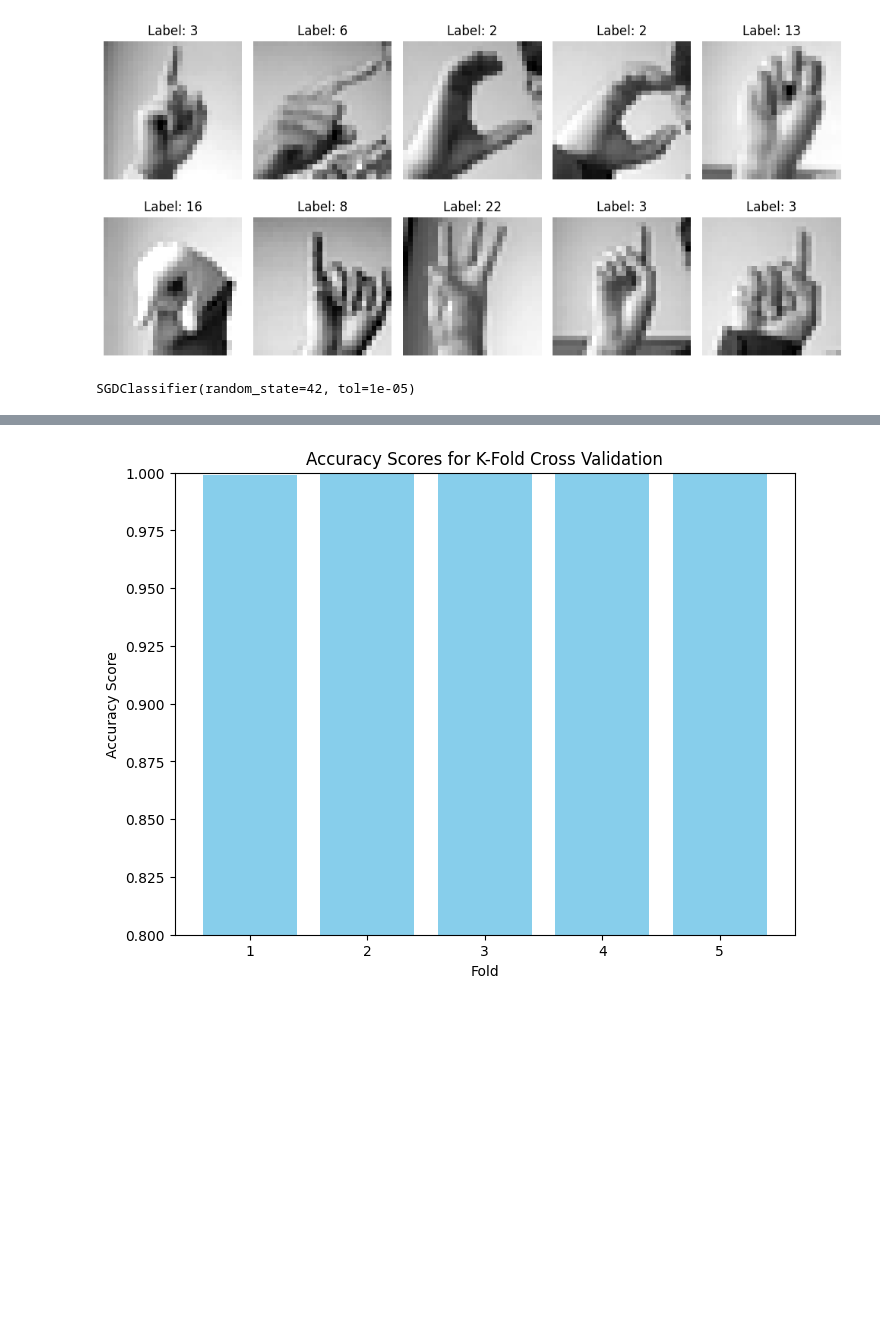
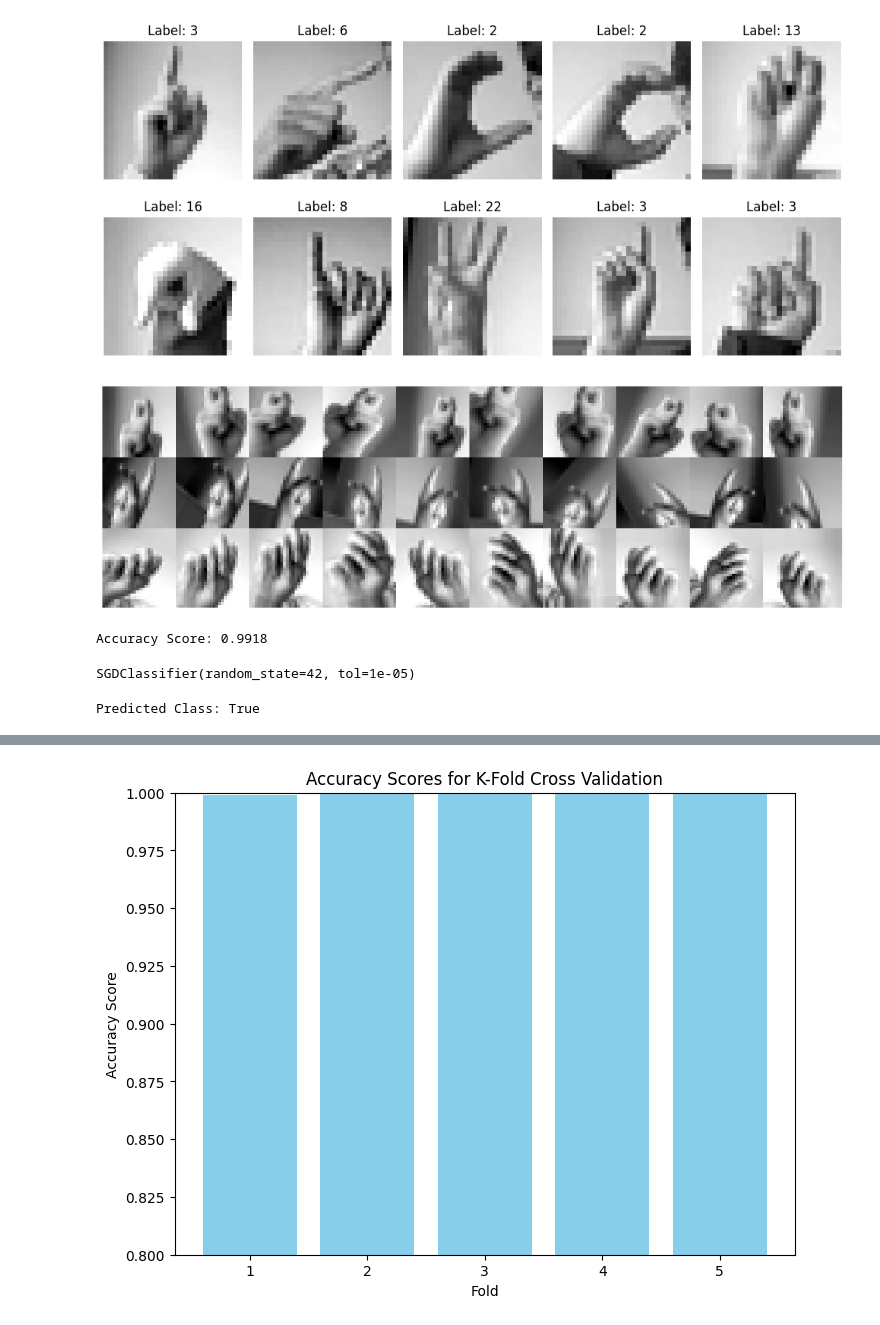
Before and after one commit to LeonelOctavio/Actividad2, a Jupyter notebook: sign_mnlist.ipynb, the cells around one changed output, grey strips where cells are left out. Cells and saved outputs as stored; diff of their text form; code cells hidden in the pictures; blank space fills up the shorter version.

```diff
--- a/sign_mnlist.ipynb
+++ b/sign_mnlist.ipynb
@@ -30,16 +84,87 @@ plt.tight_layout()
 plt.show()
 # %% [output]
 [figure]
+# %%
+# Importar las bibliotecas necesarias
+import numpy as np
+import matplotlib.pyplot as plt
+from keras.utils import to_categorical
+from keras.preprocessing.image import ImageDataGenerator
+
+# Crear un generador de imágenes aumentadas
+datagen = ImageDataGenerator(
+    rotation_range=40,
+    width_shift_range=0.2,
+    height_shift_range=0.2,
+    shear_range=0.2,
+    zoom_range=0.2,
+    horizontal_flip=True,
+    fill_mode='nearest'
+)
+
+# Crear etiquetas categóricas para las clases
+y_train_cat = to_categorical(y_train, num_classes=25)  # Corregir num_classes
+
+# Previsualización de imágenes aumentadas
+sample_index = 23  # Índice de la muestra de entrenamiento
+X_train_sample = X_train[sample_index].reshape((1, 28, 28, 1))
+Y_train_sample = y_train_cat[sample_index].reshape((1, 25))  # Corregir num_classes
+
+plt.figure(figsize=(15, 4.5))
+for i in range(30):
+    plt.subplot(3, 10, i + 1)
+    X_train_aug, Y_train_aug = datagen.flow(X_train_sample, Y_train_sample).next()
+    plt.imshow(X_train_aug[0].reshape((28, 28)), cmap='gray')
+    plt.axis('off')
+
+    # Cambiar la muestra de entrenamiento cada 10 imágenes
+    if i == 9:
+        sample_index = 11
+        X_train_sample = X_train[sample_index].reshape((1, 28, 28, 1))
+        Y_train_sample = y_train_cat[sample_index].reshape((1, 25))  # Corregir num_classes
+    if i == 19:
+        sample_index = 18
+        X_train_sample = X_train[sample_index].reshape((1, 28, 28, 1))
+        Y_train_sample = y_train_cat[sample_index].reshape((1, 25))  # Corregir num_classes
+
+plt.subplots_adjust(wspace=-0.1, hspace=-0.1)
+plt.show()
+# %% [output]
+[figure, added]
 # %%
 # Crear etiquetas binarias para clasificador "O vs not-O"
 y_train_o = (y_train == 15)  # 15 representa la letra 'O'
 y_test_o = (y_test == 15)
+# %%
+from sklearn.ensemble import RandomForestClassifier
+from sklearn.metrics import accuracy_score
+
+# Crear y entrenar el clasificador RandomForest
+forest_clf = RandomForestClassifier(n_estimators=100, random_state=42)
+forest_clf.fit(X_train, y_train_o)  # y_train_o contiene las etiquetas de "O vs. no O"
+
+# Realizar predicciones en el conjunto de prueba
+y_pred = forest_clf.predict(X_test)
+
+# Calcular el accuracy score
+accuracy = accuracy_score(y_test_o, y_pred)
+print(f"Accuracy Score: {accuracy:.4f}")
+# %% [output]
+Accuracy Score: 0.9918
 # %%
 # Crear y entrenar el clasificador SGD
 sgd_clf = SGDClassifier(max_iter=1000, tol=0.00001, random_state=42)
 sgd_clf.fit(X_train, y_train_o)
 # %% [output]
 SGDClassifier(random_state=42, tol=1e-05)
+# %%
+# Clasificar la categoría del valor de some_digit
+some_digit = X_train[2230]
+predicted_class = sgd_clf.predict([some_digit])
+
+print(f"Predicted Class: {predicted_class[0]}")
+# %% [output]
+Predicted Class: True
 # %%
 # Realizar k-fold cross validation y obtener el accuracy score
 accuracy_scores = cross_val_score(sgd_clf, X_train, y_train_o, cv=5, scoring='accuracy')
```
Also changed, not shown: parts of 23 cells of this notebook.
